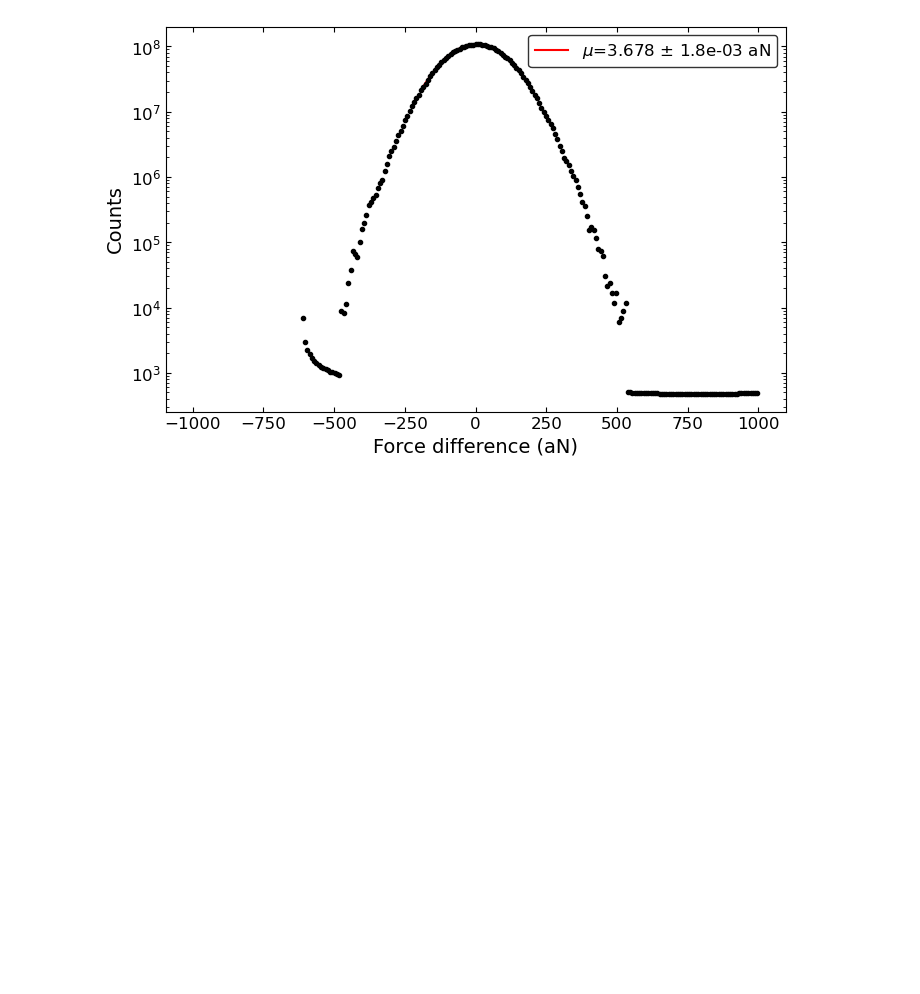
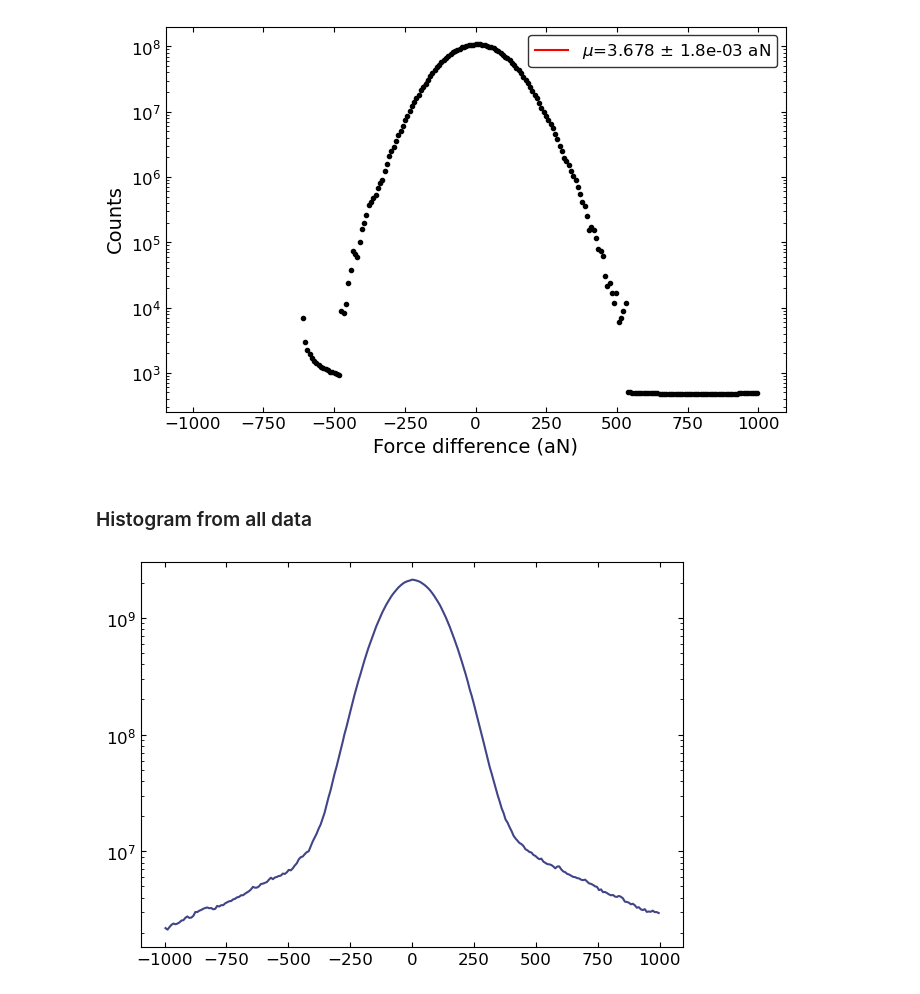
Before and after one commit to yuhants/lorentz_force, a Jupyter notebook: analysis_notebook/20250811_new_switching_analysis.ipynb, the cells around one changed output. Saved outputs shown, nothing was run; the diff lists cells and outputs as text; code cells hidden in the pictures; blank space fills up the shorter version.

```diff
--- a/analysis_notebook/20250811_new_switching_analysis.ipynb
+++ b/analysis_notebook/20250811_new_switching_analysis.ipynb
@@ -227,3 +246,22 @@ ax.set_ylabel('Counts')
 # %% [output]
 Text(0, 0.5, 'Counts')
 [figure]
+# %% [markdown]
+### Histogram from all data
+# %%
+be = np.linspace(-1e-15, 1e-15, 250)
+bc = 0.5 * (be[1:] + be[:-1])
+
+hist_diff = np.zeros(bc.size, dtype=np.int64)
+for i in range(20):
+    _file = rf'../hists_processed/hist_diff_{i*500}_{i*500+499}.npz'
+    npz = np.load(_file)
+    _hist = npz['hist']
+    npz.close()
+
+    hist_diff += _hist
+# %%
+plt.plot(bc/1e-18, hist_diff)
+plt.yscale('log')
+# %% [output]
+[figure, added]
```
Also changed, not shown: parts of 3 cells of this notebook, 12 other files.
